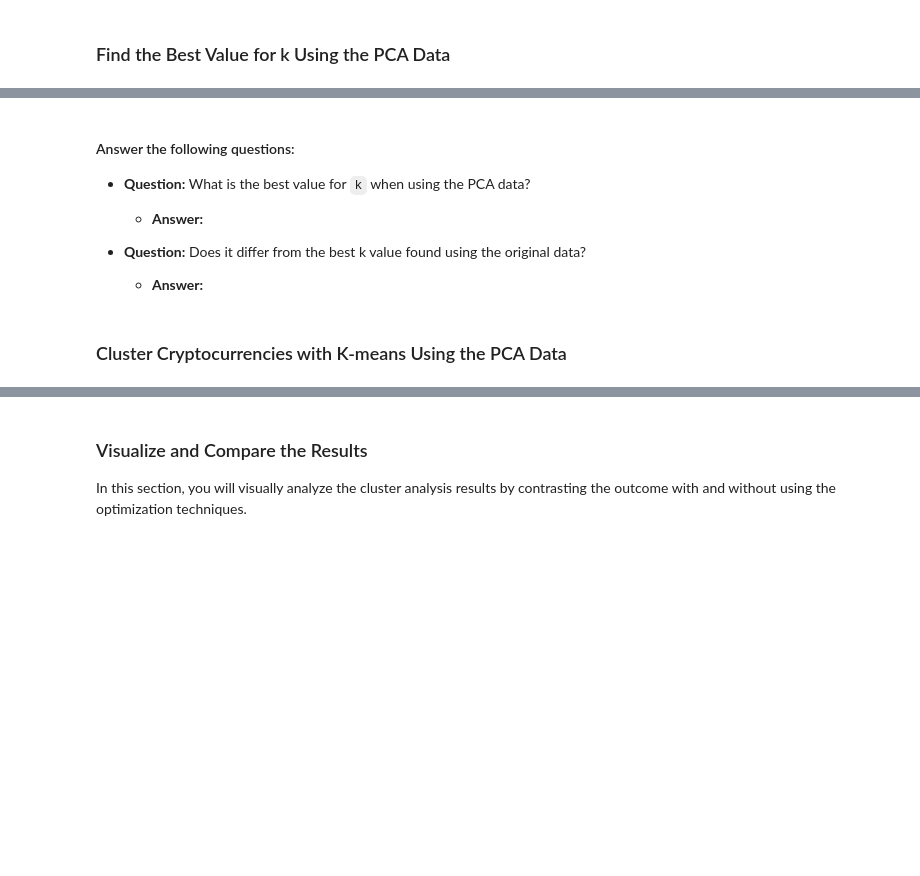
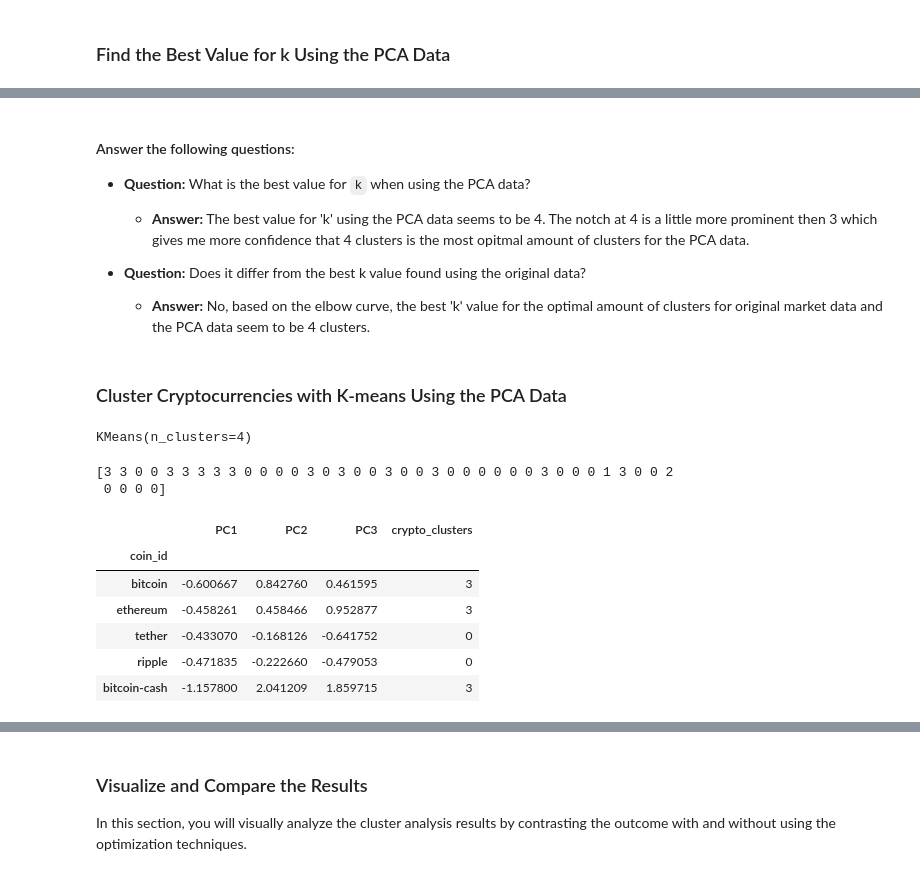
Before and after one commit to nmrodio/CryptoClustering, a Jupyter notebook: Crypto_Clustering_Model/Crypto_Clustering.ipynb, the cells around one changed output, grey strips where cells are left out. Saved outputs shown, nothing was run; the diff lists cells and outputs as text; code cells hidden in the pictures; blank space fills up the shorter version.

```diff
--- a/Crypto_Clustering_Model/Crypto_Clustering.ipynb
+++ b/Crypto_Clustering_Model/Crypto_Clustering.ipynb
@@ -274,9 +301,16 @@ prediction_df.hvplot(kind = 'scatter',
 # %%
 # Create an empty list to store the inertia values
-
+pca_inertia = []
 
 # Create a for loop to compute the inertia with each possible value of k
 # Inside the loop:
 # 1. Create a KMeans model using the loop counter for the n_clusters
-# 2. Fit the model to the data using `df_market_data_pca`
-# 3. Append the model.inertia_ to the inertia list
+# 2. Fit the model to the data using `crypto_pca_df`
+# 3. Append the pca_model.inertia_ to the inertia list
+
+for each_pca_k in pca_k:
+    pca_model = KMeans(n_clusters=each_pca_k)
+    pca_model.fit(crypto_pca_df)
+    pca_inertia.append(pca_model.inertia_)
+
+pca_inertia
@@ -292,12 +357,12 @@ prediction_df.hvplot(kind = 'scatter',
 
 * **Question:** What is the best value for `k` when using the PCA data?
 
-  * **Answer:**
+  * **Answer:** The best value for 'k' using the PCA data seems to be 4. The notch at 4 is a little more prominent then 3 which gives me more confidence that 4 clusters is the most opitmal amount of clusters for the PCA data.
 
 
 * **Question:** Does it differ from the best k value found using the original data?
 
-  * **Answer:**
+  * **Answer:** No, based on the elbow curve, the best 'k' value for the optimal amount of clusters for original market data and the PCA data seem to be 4 clusters.
 # %% [markdown]
 ### Cluster Cryptocurrencies with K-means Using the PCA Data
 # %%
@@ -305,17 +371,34 @@ prediction_df.hvplot(kind = 'scatter',
 # %%
 # Fit the K-Means model using the PCA data
+pca_model.fit(crypto_pca_df)
+# %% [output]
+KMeans(n_clusters=4)
 # %%
 # Predict the clusters to group the cryptocurrencies using the PCA data
+crypto_clusters = pca_model.predict(crypto_pca_df)
 
 # Print the resulting array of cluster values.
+print(crypto_clusters)
+# %% [output]
+[3 3 0 0 3 3 3 3 3 0 0 0 0 3 0 3 0 0 3 0 0 3 0 0 0 0 0 0 3 0 0 0 1 3 0 0 2
+ 0 0 0 0]
 # %%
 # Create a copy of the DataFrame with the PCA data
-
+pca_predictions_df = crypto_pca_df.copy()
 
 # Add a new column to the DataFrame with the predicted clusters
-
+pca_predictions_df['crypto_clusters'] = crypto_clusters
 
 # Display sample data
+pca_predictions_df.head()
+# %% [output]
+|  | PC1 | PC2 | PC3 | crypto_clusters |
+| coin_id |  |  |  |  |
+| bitcoin | -0.600667 | 0.842760 | 0.461595 | 3 |
+| ethereum | -0.458261 | 0.458466 | 0.952877 | 3 |
+| tether | -0.433070 | -0.168126 | -0.641752 | 0 |
+| ripple | -0.471835 | -0.222660 | -0.479053 | 0 |
+| bitcoin-cash | -1.157800 | 2.041209 | 1.859715 | 3 |
 # %%
 # Create a scatter plot using hvPlot by setting
 # `x="PC1"` and `y="PC2"`.
```
Also changed, not shown: parts of 23 cells of this notebook.
